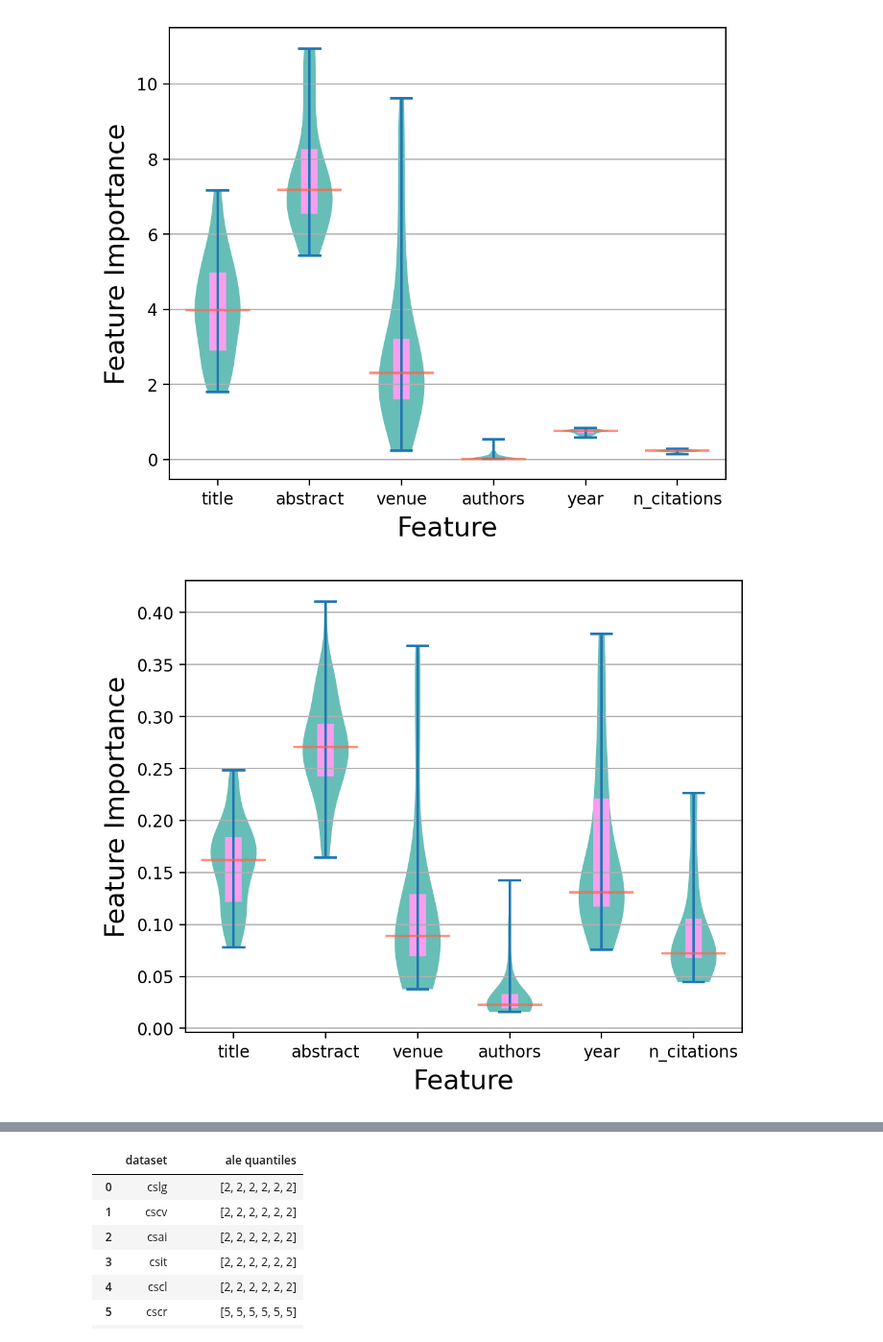
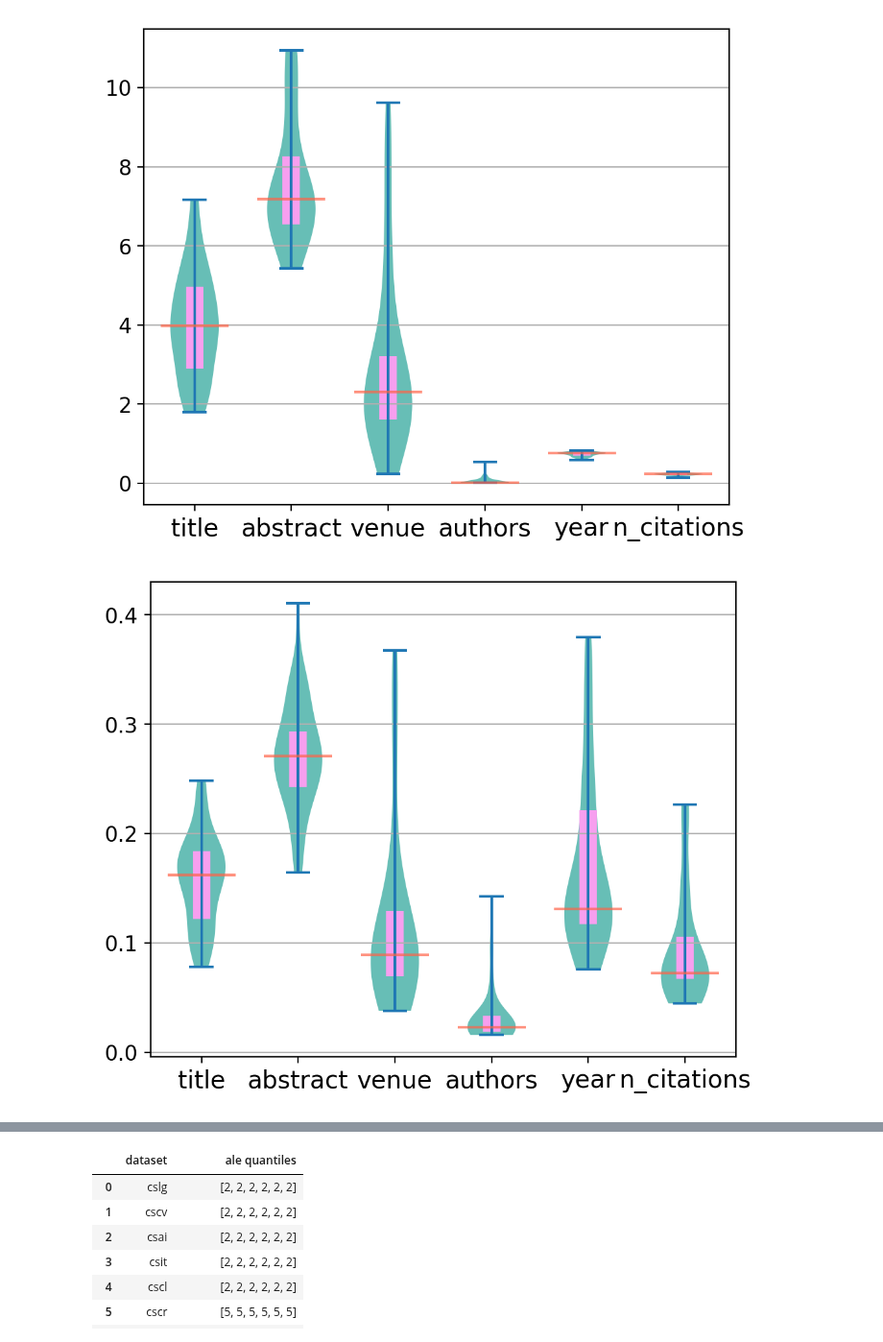
Before and after one commit to youyinnn/s2search, a Jupyter notebook: xai_process_plotting.ipynb, the cells around one changed output, grey strips where cells are left out. Shown at 96% size. Saved outputs shown, nothing was run; the diff lists cells and outputs as text; code cells hidden in the pictures.

```diff
--- a/xai_process_plotting.ipynb
+++ b/xai_process_plotting.ipynb
@@ -105,14 +105,6 @@ xai_fi_metrics_pd = pd.DataFrame(columns=['dataset', *fis], data=xai_metrics_arr
 # xai_fi_metrics_pd
 # %%
 import matplotlib.pyplot as plt
-
-def adjacent_values(vals, q1, q3):
-    upper_adjacent_value = q3 + (q3 - q1) * 1.5
-    upper_adjacent_value = np.clip(upper_adjacent_value, q3, vals[-1])
-
-    lower_adjacent_value = q1 - (q3 - q1) * 1.5
-    lower_adjacent_value = np.clip(lower_adjacent_value, vals[0], q1)
-    return lower_adjacent_value, upper_adjacent_value
 
 md_map = {}
 mode_map = {}
@@ -161,12 +153,25 @@ for fi in fis:
     ax.scatter(inds, medians, marker='_', color='#ff6347', s=1500, zorder=3, alpha=0.7)
     ax.vlines(inds, quartile1, quartile3, color='#f79fef', linestyle='-', lw=10, zorder=1)
 
+    plt.yticks(fontsize=12)
     ax.yaxis.grid(True)
+    if (fi == 'Anchors'):
+        ax.set_yticks([0.0, 0.1, 0.2, 0.3, 0.4])
     ax.set_xticks([y + 1 for y in range(len(all_data))],
-                    labels=['title', 'abstract', 'venue', 'authors', 'year', 'n_citations'], fontsize=10)
-    ax.set_xlabel('Feature', fontsize=16)
-    ax.set_ylabel(f'Feature Importance', fontsize=16)
+                    labels=['title', 'abstract', 'venue', 'authors', 'year', 'n_citations'],
+                    fontsize=14,
+                    # rotation=300, weight='560'
+                    )
+    # ax.set_xlabel('Feature', fontsize=16)
+    # ax.set_ylabel(f'Feature Importance', fontsize=16)
 
-# mode_map
-md_map
+for k in mode_map.keys():
+    print(k)
+    for kk in mode_map[k].keys():
+        print(kk, mode_map[k][kk])
+
+print()
+for k in md_map.keys():
+    print(k)
+    print([f"{v['feature']}({v['median']})" for v in md_map[k]])
 # %% [output]
@@ -191,2 +196,2 @@ md_map
-[figure, old version]
+[figure, new version]
-[figure, old version]
+[figure, new version]
```
Also changed, not shown: parts of 1 cell of this notebook, 1 other file.
